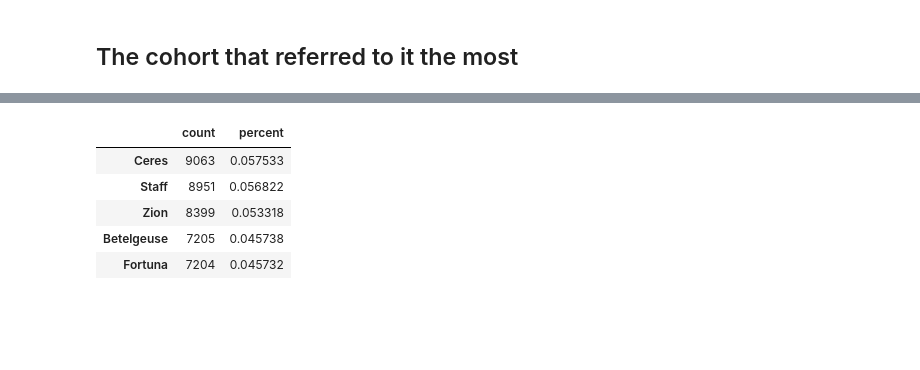
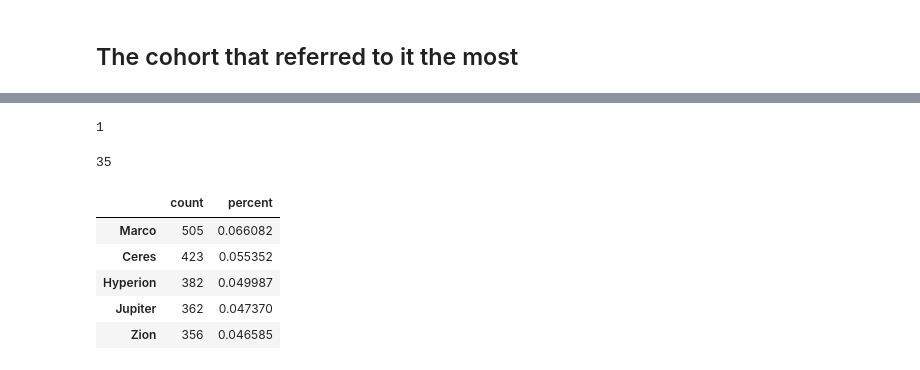
Before and after one commit to AACKV/anomaly_detection_project, a Jupyter notebook: arsenes_scratch_notebook.ipynb, the cells around one changed output, grey strips where cells are left out. Drawn from its saved outputs; the diff is of its cells as text; code cells hidden in the pictures; blank space fills up the shorter version.

```diff
--- a/arsenes_scratch_notebook.ipynb
+++ b/arsenes_scratch_notebook.ipynb
@@ -514,2 +560,9 @@ value_counts_and_frequencies(java_search.path)
 # %% [markdown]
 ## The cohort that referred to it the most
+# %%
+# Isolating the most researched path
+
+intro_path = java_search[java_search['path'] == 'javascript-i/introduction/\
+working-with-data-types-operators-and-variables']
+
+intro_path
@@ -516,12 +595,19 @@ value_counts_and_frequencies(java_search.path)
+# %%
+intro_path.path.nunique()
+# %% [output]
+1
+# %%
+intro_path.name.nunique()
+# %% [output]
+35
 # %%
-# Which cohorts inquired tho most for the lesson
-# 'javascript-i/introduction/working-with-data-types-operators-and-variables'?
+# Which cohorts inquired tho most for the most researched lesson?
 
-value_counts_and_frequencies(java_search.name).head()
+value_counts_and_frequencies(intro_path.name, dropna=False).head()
 # %% [output]
 |  | count | percent |
-| Ceres | 9063 | 0.057533 |
-| Staff | 8951 | 0.056822 |
-| Zion | 8399 | 0.053318 |
-| Betelgeuse | 7205 | 0.045738 |
-| Fortuna | 7204 | 0.045732 |
+| Marco | 505 | 0.066082 |
+| Ceres | 423 | 0.055352 |
+| Hyperion | 382 | 0.049987 |
+| Jupiter | 362 | 0.047370 |
+| Zion | 356 | 0.046585 |
```
Also changed, not shown: parts of 24 cells of this notebook.
